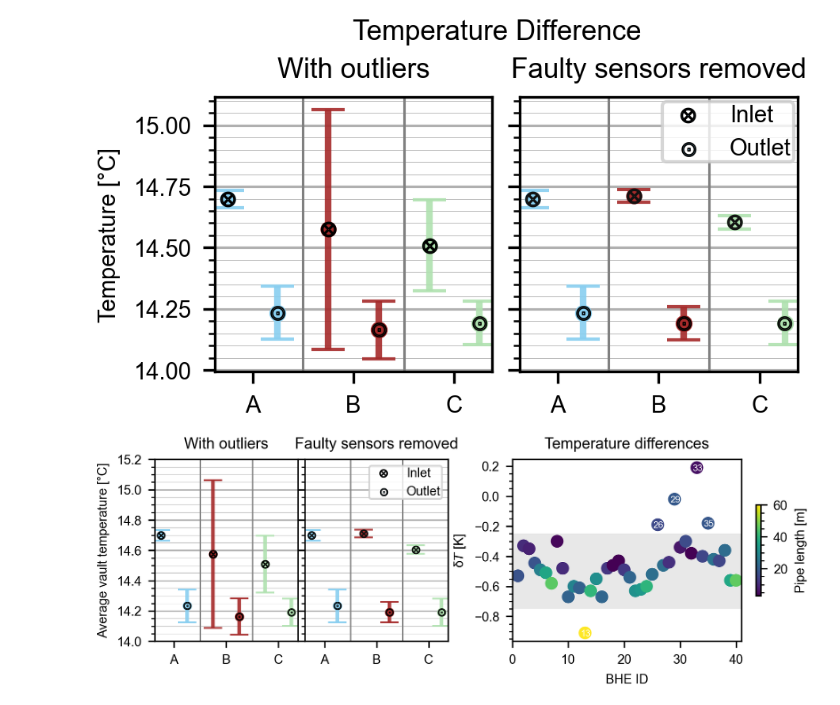
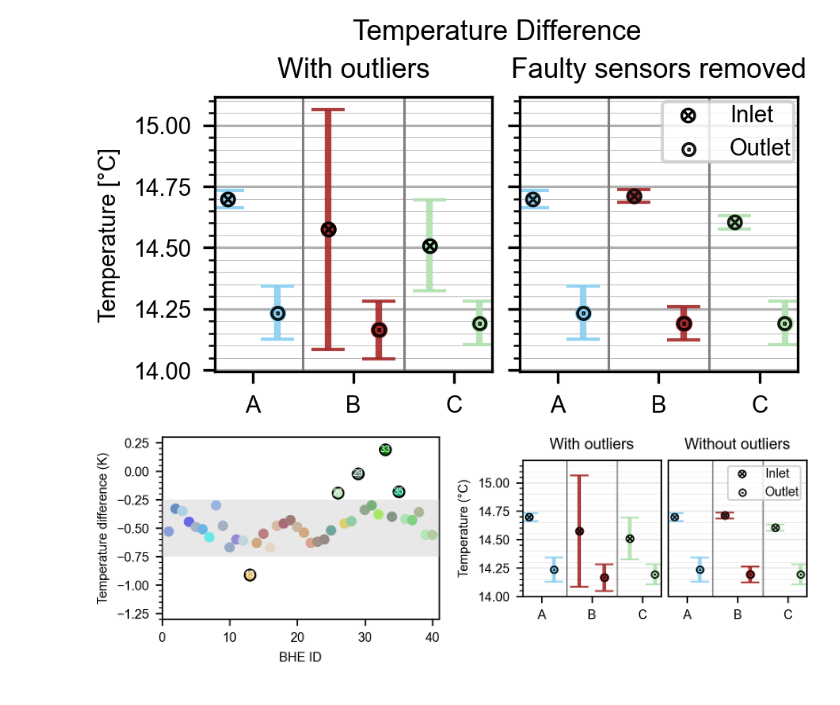
Before and after one commit to elimh/ERC_BHEfield_Data_Code, a Jupyter notebook: 5_Validation_temp.ipynb, the cells around one changed output. Cells and saved outputs as stored; diff of their text form; code cells hidden in the pictures.

```diff
--- a/5_Validation_temp.ipynb
+++ b/5_Validation_temp.ipynb
@@ -198,6 +197,8 @@ ax[0].set_ylabel('Temperature [°C]')
 fig.savefig('Mean_before_after.pdf', bbox_inches='tight')
 # %% [output]
 [figure]
+# %%
+BHE_colors = list(plot.ERC_Management().create_colordict().values())
 # %%
 import matplotlib.pyplot as plt
 import numpy as np
@@ -212,14 +213,14 @@ import matplotlib.gridspec as gridspec
 # Create a figure
 fig = plt.figure(figsize=(fig_width, 1.8), dpi=300)
 # Define a GridSpec with 3 columns
-gs = gridspec.GridSpec(1, 4, width_ratios=[1, 1, 0.35, 2])
+gs = gridspec.GridSpec(8, 4, width_ratios=[2, 0.5, 1, 1])
 gs.update(wspace=0.045, hspace=0.05) # set the spacing between axes.
 
 # Create the subplots
 ax = [0,0,0]
-ax[0] = plt.subplot(gs[0, 0])  # First subplot in the first column
-ax[1] = plt.subplot(gs[0, 1])  # Second subplot in the third column (skip second column for space)
-ax[2] = plt.subplot(gs[0, 3])  # Third subplot in the fifth column (skip fourth column for more space)
+ax[0] = plt.subplot(gs[1:7, 2])  # First subplot in the first column
+ax[1] = plt.subplot(gs[1:7, 3])  # Second subplot in the third column (skip second column for space)
+ax[2] = plt.subplot(gs[:, 0])  # Third subplot in the fifth column (skip fourth column for more space)
 
 # Plot 1: Temperature Difference (with outliers and faulty sensors removed)
 # Define the x positions for inlet and outlet data points
@@ -266,43 +267,52 @@ x_combined = [0, 1, 2, 3, 4, 5]
 for i in range(1, len(x_combined) // 2):
     ax[0].axvline(x=x_combined[2 * i] - 0.5, color='gray', linewidth=.75)
     ax[1].axvline(x=x_combined[2 * i] - 0.5, color='gray', linewidth=.75)
 
 # Setting x-ticks and labels for both subplots
 for axi in ax[:2]:
     axi.set_xticks([(x_combined[i] + x_combined[i + 1]) / 2 for i in range(0, len(x_combined), 2)])
     axi.set_xticklabels(['A', 'B', 'C'])
-    axi.grid(axis='y', which='minor', linewidth=.2)
-    axi.grid(axis='y', which='major', linewidth=.75)
+    axi.grid(axis='y', which='minor', linewidth=.2, alpha=.3)
+    axi.grid(axis='y', which='major', linewidth=.75, alpha=.3)
+
+ax[1].set_yticklabels([])
+for tick in ax[1].yaxis.get_major_ticks():
+    tick.tick1line.set_visible(False)
+    tick.tick2line.set_visible(False)
+for tick in ax[1].yaxis.get_minor_ticks():
+    tick.tick1line.set_visible(False)
+    tick.tick2line.set_visible(False)
+
 
 # Titles for subplots
 ax[0].set_title('With outliers')
-ax[1].set_title('Faulty sensors removed')
-ax[1].set_yticklabels([])
-ax[0].set_ylabel('Average vault temperature [°C]')
+ax[1].set_title('Without outliers')
+ax[0].set_ylabel('Temperature (°C)')
 
 # Plot 2: Temperature Difference without correction
 median = deltaT_df.median(axis=0)
-z = ax[2].scatter(np.arange(1, 41, 1), median.values, label='without correction', c=param_csv['Pipelength'].values)
+z = ax[2].scatter(np.arange(1, 41, 1), median.values, label='without correction', c=BHE_colors, s=22)
 
 for BHE in [13, 26, 29, 33, 35]:
-    ax[2].annotate(f'{BHE:02d}', [BHE - 0.8, median.loc[f'Probe_{BHE:02d}_delta_T'] - 0.02], color='white', size=5)
-ax[2].set_title('Temperature differences')
+    ax[2].annotate(f'{BHE:02d}', [BHE - 0.8, median.loc[f'Probe_{BHE:02d}_delta_T'] - 0.02], color='white', size=5.2)
+    ax[2].scatter(BHE, median.values[BHE-1], edgecolors='k', c=BHE_colors[BHE-1])
+#ax[2].set_title('Temperature differences')
 ax[2].set_xlabel('BHE ID')
-ax[2].set_ylabel('${\mathregular{\delta}T}$ [K]')
-ax[2].fill_between(np.arange(0, 42, 1), -.75, -0.25, color='lightgray', alpha=0.5, zorder=-10, edgecolor=None)
+ax[2].set_ylabel('Temperature difference (K)')
+ax[2].fill_between(np.arange(0, 42, 1), -.75, -0.25, color='lightgray', alpha=0.5, zorder=10, edgecolor=None)
 ax[2].set_xlim(0, 41)
-plt.colorbar(z, label='Pipe length [m]', shrink=.5, ax=ax[2])
+ax[2].set_ylim(-1.3,0.3)
+#plt.colorbar(z, label='Pipe length [m]', shrink=.5, ax=ax[2])
 
 # Adjust the space between the subplots
 ax[0].set_ylim(14,15.2)
 ax[1].set_ylim(14,15.2)
 
 # Adding the legend
 handles, labels = ax[0].get_legend_handles_labels()
 ax[1].legend(handles, labels, loc='upper right', borderpad=0.1)
 
 # Show plot (or save using plt.savefig)
 fig.savefig('Combined_plot.pdf', bbox_inches='tight')
-plt.show()
 # %% [output]
-[figure, old version]
+[figure, new version]
```
Also changed, not shown: parts of 2 cells of this notebook, 10 other files.
